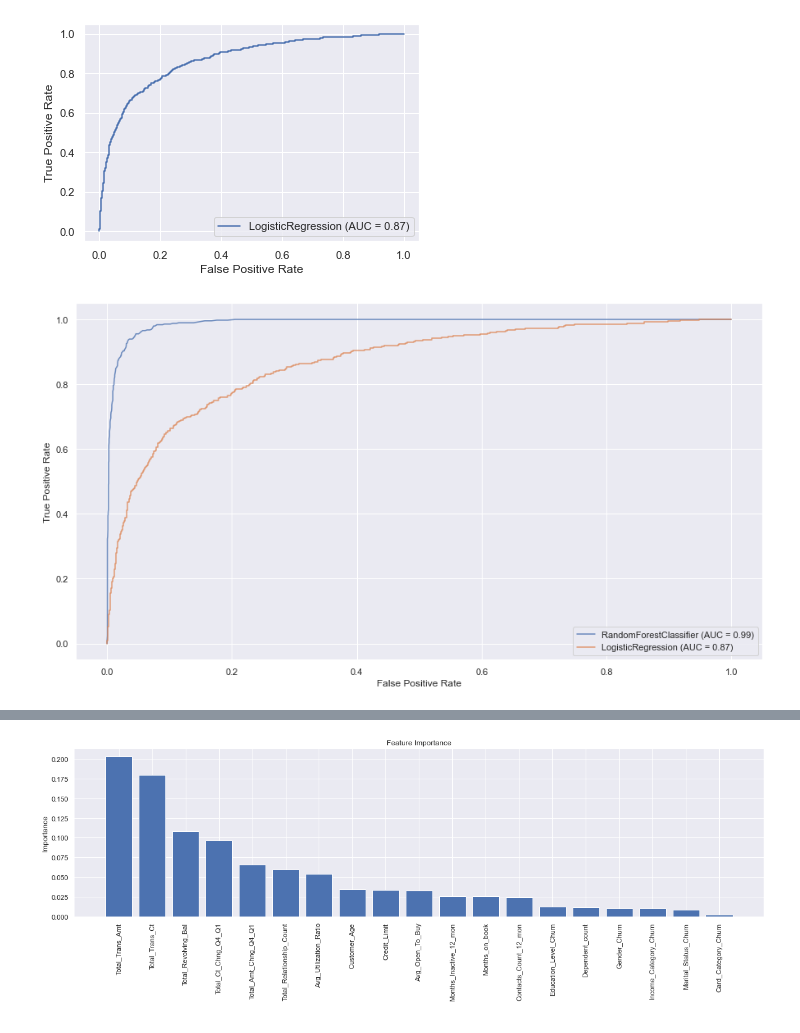
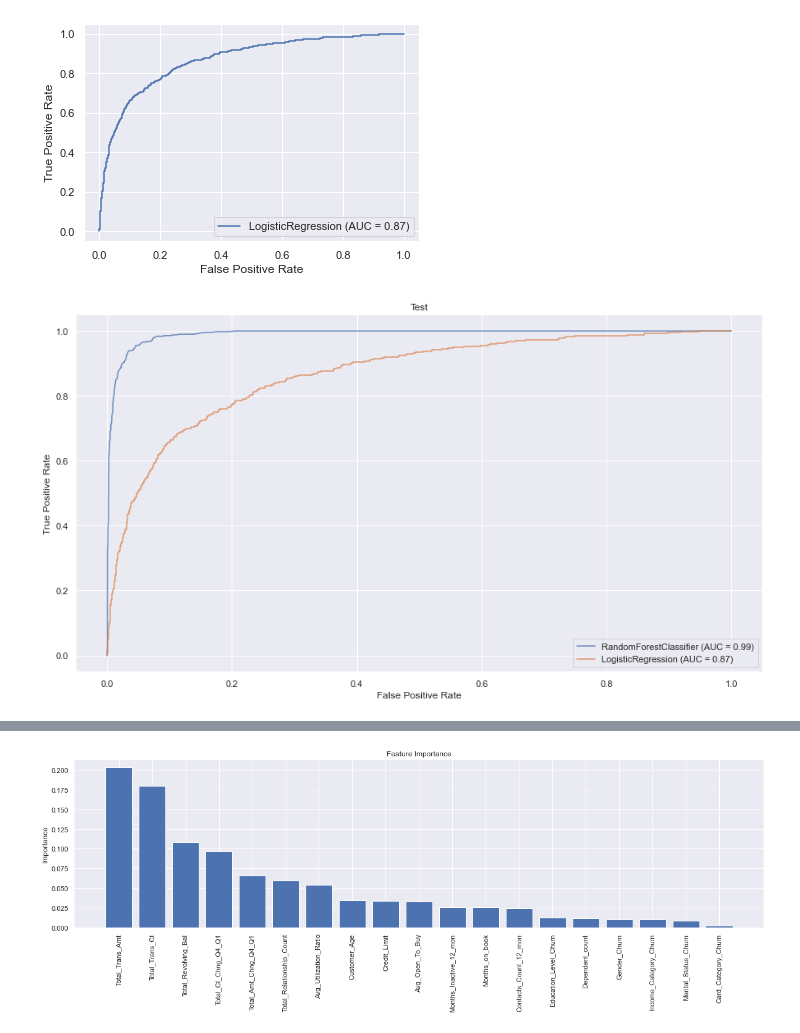
Before and after one commit to wasuratme96/Machine-Learning-DevOps-Engineering, a Jupyter notebook: Machine Learning Code in Production/Predict Customer Churn with Clean Code/churn_notebook.ipynb, the cells around one changed output, grey strips where cells are left out. Saved outputs shown, nothing was run; the diff lists cells and outputs as text; code cells hidden in the pictures.

```diff
--- a/Machine Learning Code in Production/Predict Customer Churn with Clean Code/churn_notebook.ipynb
+++ b/Machine Learning Code in Production/Predict Customer Churn with Clean Code/churn_notebook.ipynb
@@ -274,11 +290,12 @@ lrc_plot = plot_roc_curve(lr_model, X_test, y_test)
 # %%
 plt.figure(figsize=(15, 8))
 ax = plt.gca()
 rfc_disp = plot_roc_curve(rfc_model, X_test, y_test, ax=ax, alpha=0.8)
 lrc_plot.plot(ax=ax, alpha=0.8)
+plt.title("Test")
 plt.show()
 # %% [output]
-[figure, old version]
+[figure, new version]
 # %%
 explainer = shap.TreeExplainer(cv_rfc.best_estimator_)
 shap_values = explainer.shap_values(X_test)
```
Also changed, not shown: parts of 3 cells of this notebook, 22 other files.
